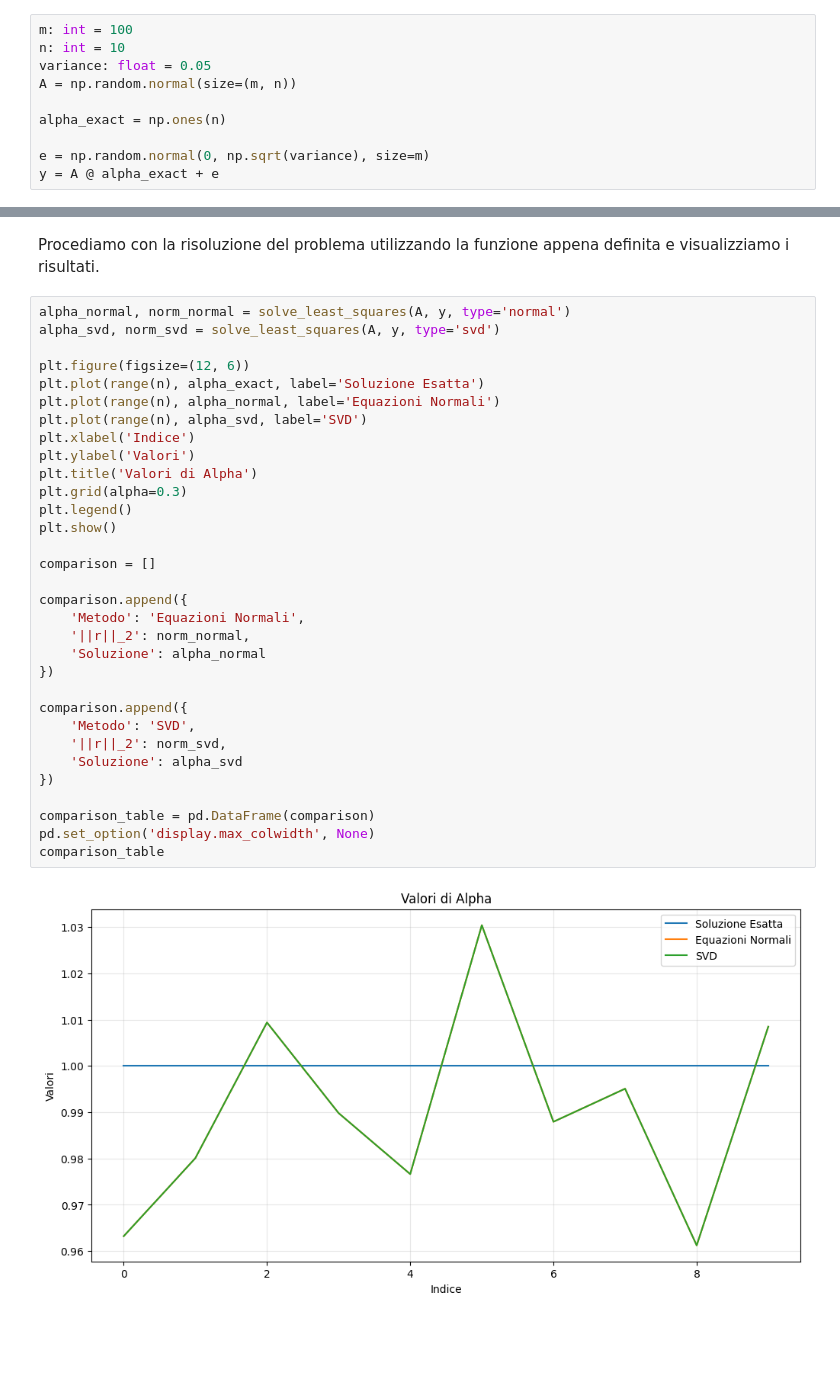
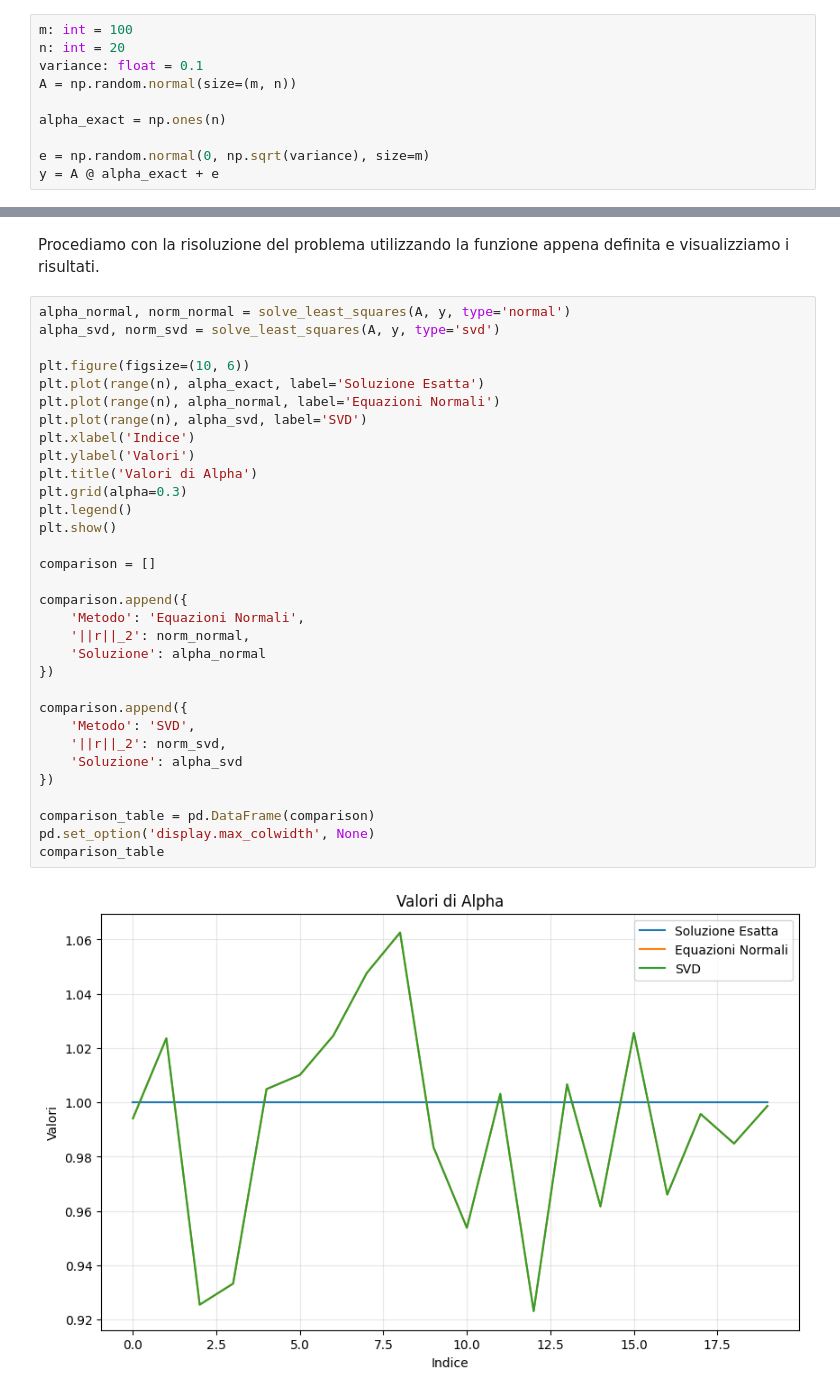
Before and after one commit to Kmoon-7/CalcoloNumerico-HW, a Jupyter notebook: homework1.ipynb, the cells around one changed output, grey strips where cells are left out. Cells and saved outputs as stored; diff of their text form; blank space fills up the shorter version.

```diff
--- a/homework1.ipynb
+++ b/homework1.ipynb
@@ -393,8 +393,8 @@ sia utilizzando le equazioni normali che la SVD di A. Inotre:
 Creiamo inanzitutto il problema test con la varianza a 0.05.
 # %%
 m: int = 100
-n: int = 10
-variance: float = 0.05
+n: int = 20
+variance: float = 0.1
 A = np.random.normal(size=(m, n))
 
 alpha_exact = np.ones(n)
@@ -435,34 +435,34 @@ Procediamo con la risoluzione del problema utilizzando la funzione appena defini
 alpha_normal, norm_normal = solve_least_squares(A, y, type='normal')
 alpha_svd, norm_svd = solve_least_squares(A, y, type='svd')
 
-plt.figure(figsize=(12, 6))
+plt.figure(figsize=(10, 6))
 plt.plot(range(n), alpha_exact, label='Soluzione Esatta')
 plt.plot(range(n), alpha_normal, label='Equazioni Normali')
 plt.plot(range(n), alpha_svd, label='SVD')
 plt.xlabel('Indice')
 plt.ylabel('Valori')
 plt.title('Valori di Alpha')
 plt.grid(alpha=0.3)
 plt.legend()
 plt.show()
 
 comparison = []
 
 comparison.append({
     'Metodo': 'Equazioni Normali',
     '||r||_2': norm_normal,
     'Soluzione': alpha_normal
 })
 
 comparison.append({
     'Metodo': 'SVD',
     '||r||_2': norm_svd,
     'Soluzione': alpha_svd
 })
 
 comparison_table = pd.DataFrame(comparison)
 pd.set_option('display.max_colwidth', None)
 comparison_table
 # %% [output]
-[figure, old version]
+[figure, new version]
 |  | Metodo | ||r||_2 | Soluzione |
```
Also changed, not shown: parts of 6 cells of this notebook.
